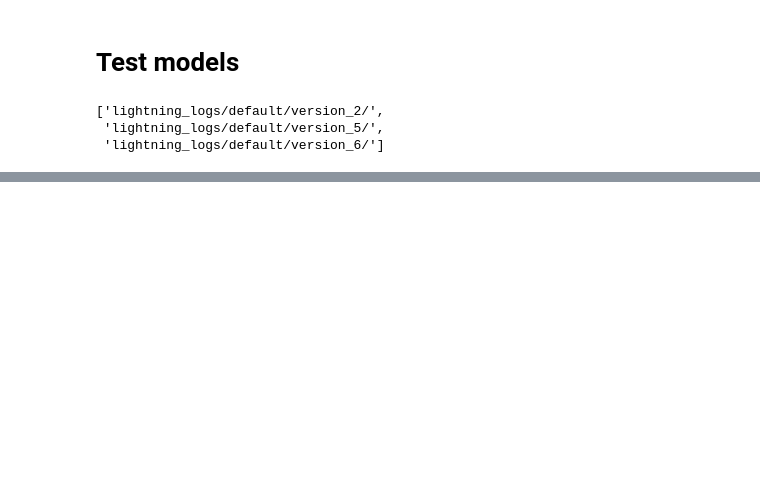
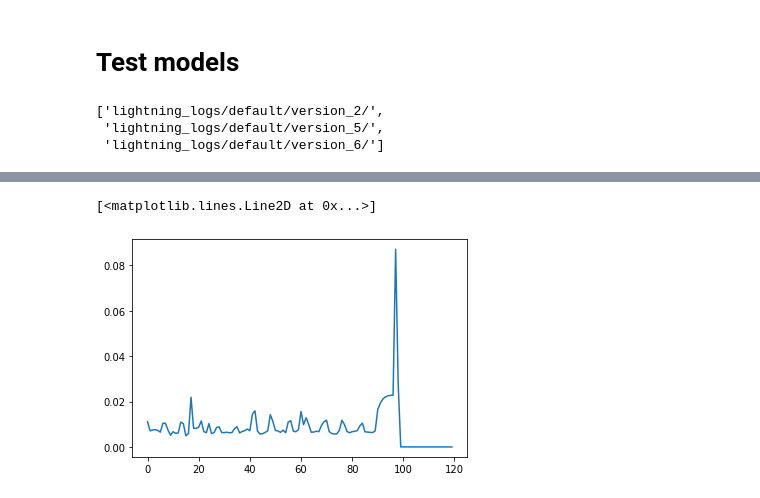
Before and after one commit to Kim-Ju-Hyeon/Temporal_Fusion_Transformer, a Jupyter notebook: Experiment.ipynb, the cells around one changed output, grey strips where cells are left out. Cells and saved outputs as stored; diff of their text form; code cells hidden in the pictures; blank space fills up the shorter version.

```diff
--- a/Experiment.ipynb
+++ b/Experiment.ipynb
@@ -140,0 +137,5 @@ torch.Size([70, 30, 4, 120])
+# %%
+plt.plot(b_mean[9])
+# %% [output]
+[<matplotlib.lines.Line2D at 0x...>]
+[figure, added]
```
Also changed, not shown: parts of 49 cells of this notebook, 5 other files.
